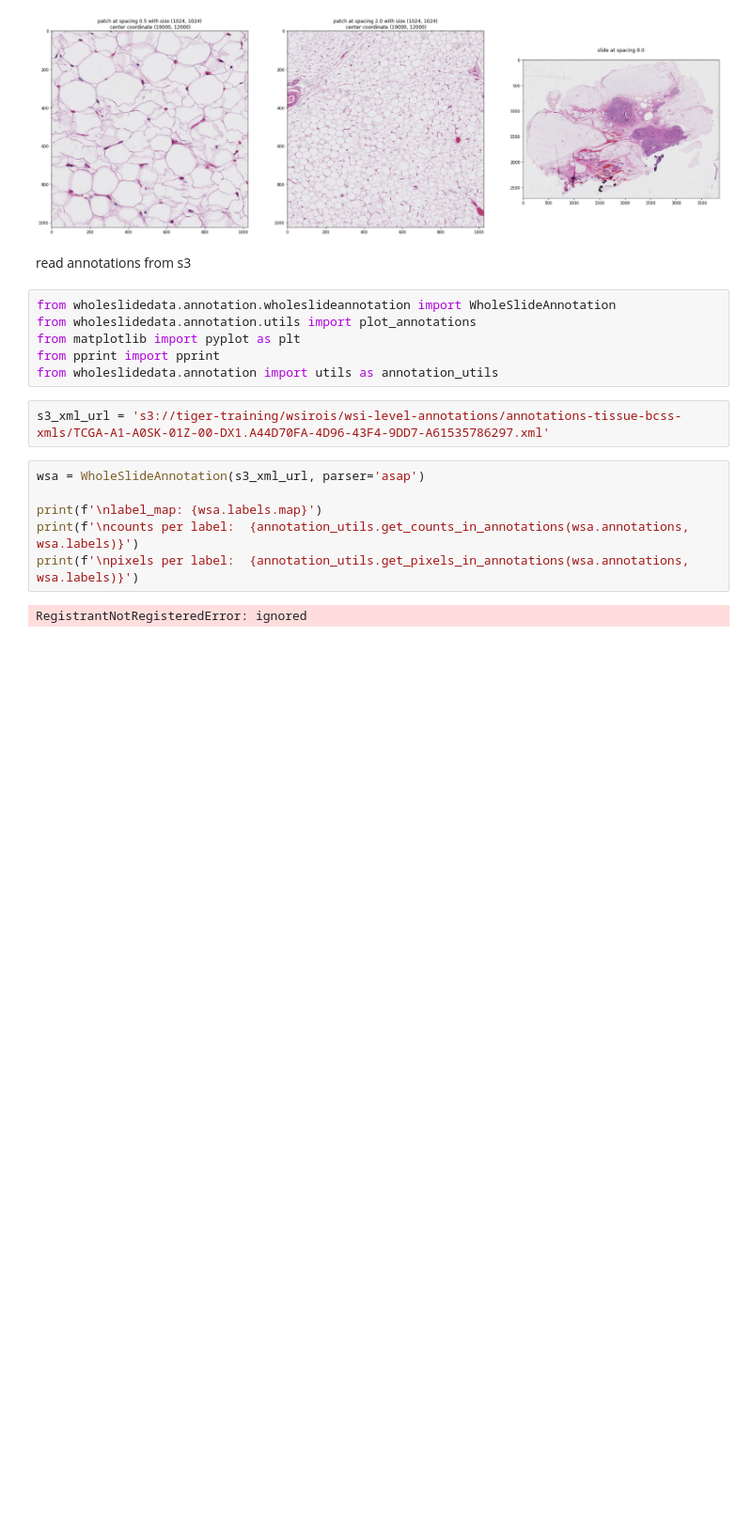
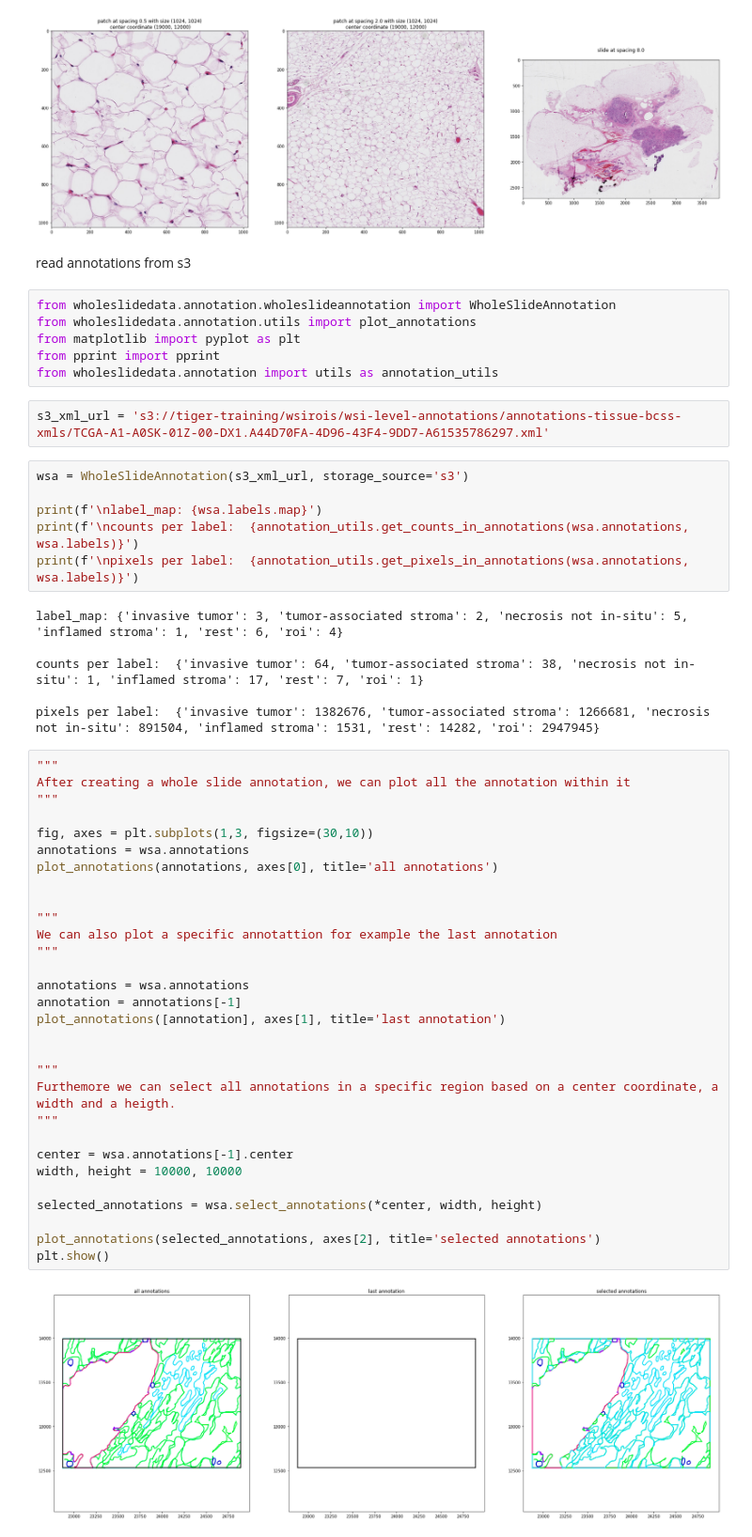
Before and after one commit to DIAGNijmegen/pathology-whole-slide-data, a Jupyter notebook: notebooks/colab_s3_image_annotation.ipynb, the cells around one changed output. Shown at 94% size. Saved outputs shown, nothing was run; the diff lists cells and outputs as text; blank space fills up the shorter version.

```diff
--- a/notebooks/colab_s3_image_annotation.ipynb
+++ b/notebooks/colab_s3_image_annotation.ipynb
@@ -183,10 +123,46 @@ from wholeslidedata.annotation import utils as annotation_utils
 # %%
 s3_xml_url = 's3://tiger-training/wsirois/wsi-level-annotations/annotations-tissue-bcss-xmls/TCGA-A1-A0SK-01Z-00-DX1.A44D70FA-4D96-43F4-9DD7-A61535786297.xml'
 # %%
-wsa = WholeSlideAnnotation(s3_xml_url, parser='asap')
+wsa = WholeSlideAnnotation(s3_xml_url, storage_source='s3')
 
 print(f'\nlabel_map: {wsa.labels.map}')
 print(f'\ncounts per label:  {annotation_utils.get_counts_in_annotations(wsa.annotations, wsa.labels)}')
 print(f'\npixels per label:  {annotation_utils.get_pixels_in_annotations(wsa.annotations, wsa.labels)}')
 # %% [output]
-RegistrantNotRegisteredError: ignored
+label_map: {'invasive tumor': 3, 'tumor-associated stroma': 2, 'necrosis not in-situ': 5, 'inflamed stroma': 1, 'rest': 6, 'roi': 4}
+
+counts per label:  {'invasive tumor': 64, 'tumor-associated stroma': 38, 'necrosis not in-situ': 1, 'inflamed stroma': 17, 'rest': 7, 'roi': 1}
+
+pixels per label:  {'invasive tumor': 1382676, 'tumor-associated stroma': 1266681, 'necrosis not in-situ': 891504, 'inflamed stroma': 1531, 'rest': 14282, 'roi': 2947945}
+# %%
+"""
+After creating a whole slide annotation, we can plot all the annotation within it
+"""
+
+fig, axes = plt.subplots(1,3, figsize=(30,10))
+annotations = wsa.annotations
+plot_annotations(annotations, axes[0], title='all annotations')
+
+
+"""
+We can also plot a specific annotattion for example the last annotation
+"""
+
+annotations = wsa.annotations
+annotation = annotations[-1]
+plot_annotations([annotation], axes[1], title='last annotation')
+
+
+"""
+Furthemore we can select all annotations in a specific region based on a center coordinate, a width and a heigth.
+"""
+
+center = wsa.annotations[-1].center
+width, height = 10000, 10000
+
+selected_annotations = wsa.select_annotations(*center, width, height)
+
+plot_annotations(selected_annotations, axes[2], title='selected annotations')
+plt.show()
+# %% [output]
+[figure, added]
```
Also changed, not shown: parts of 6 cells of this notebook, 1 other file.
